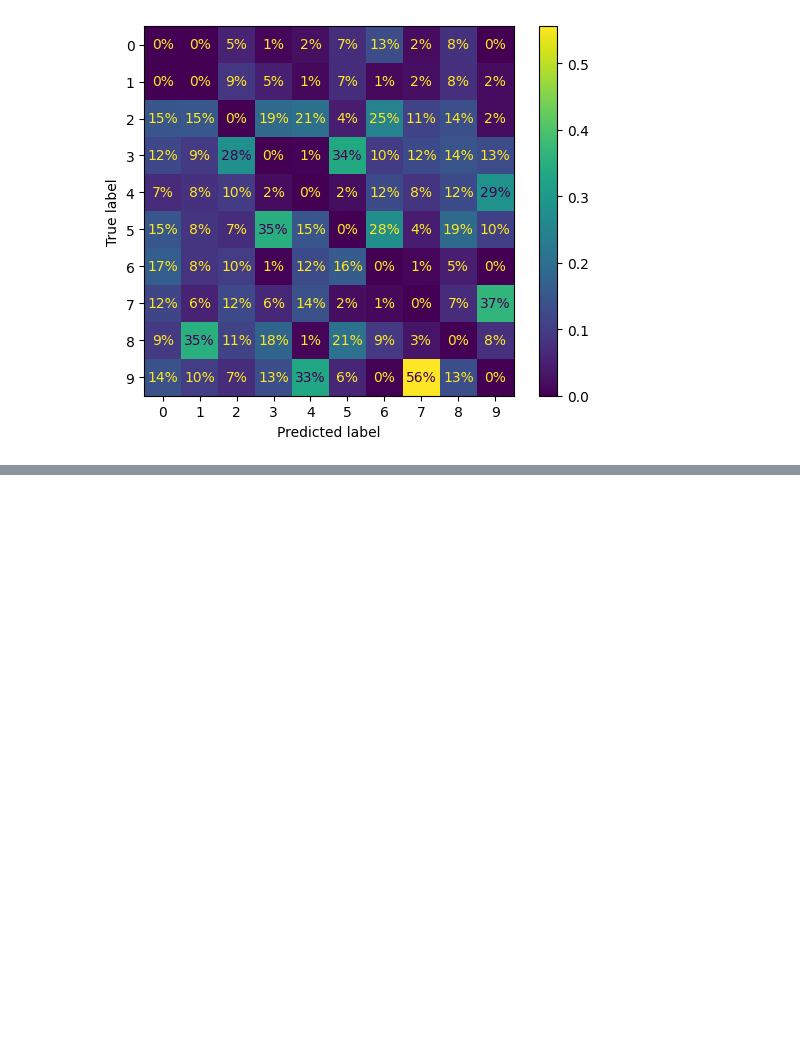
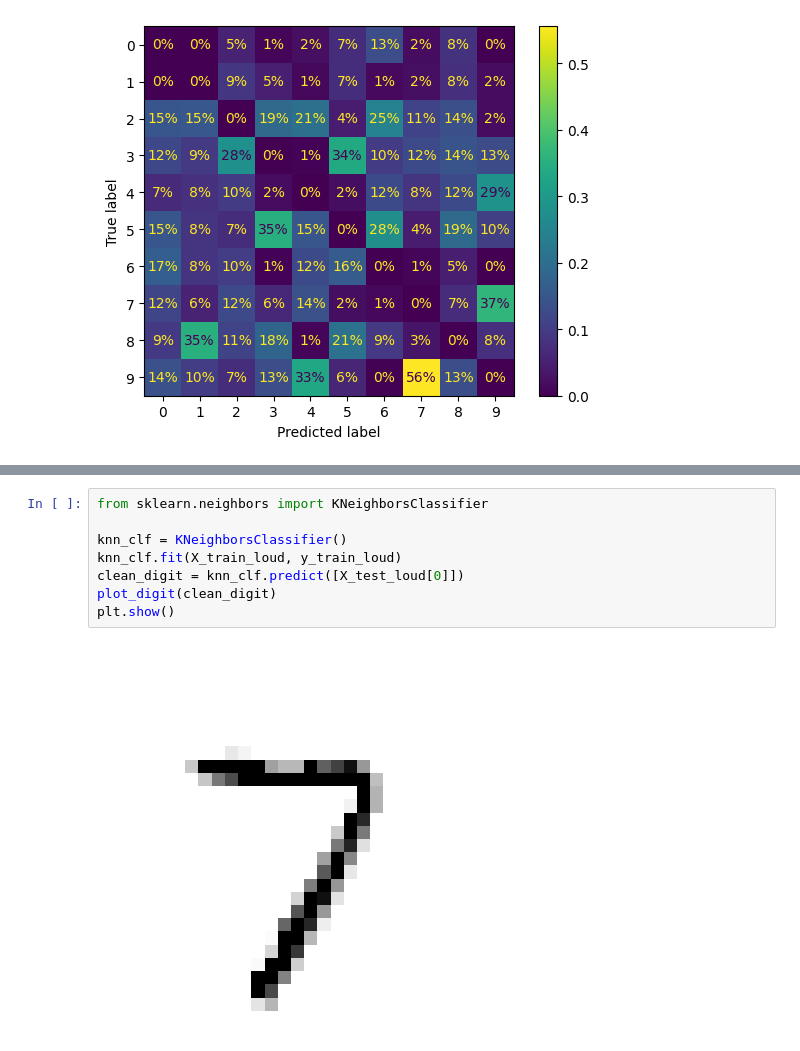
Before and after one commit to ks982579/data-science-1990-california-housing, a Jupyter notebook: mnist-hello-world/main.ipynb, the cells around one changed output, grey strips where cells are left out. Cells and saved outputs as stored; diff of their text form; blank space fills up the shorter version.

```diff
--- a/mnist-hello-world/main.ipynb
+++ b/mnist-hello-world/main.ipynb
@@ -332,0 +366,10 @@ plt.show()
+# %%
+from sklearn.neighbors import KNeighborsClassifier
+
+knn_clf = KNeighborsClassifier()
+knn_clf.fit(X_train_loud, y_train_loud)
+clean_digit = knn_clf.predict([X_test_loud[0]])
+plot_digit(clean_digit)
+plt.show()
+# %% [output]
+[figure, added]
```
Also changed, not shown: parts of 2 cells of this notebook.
